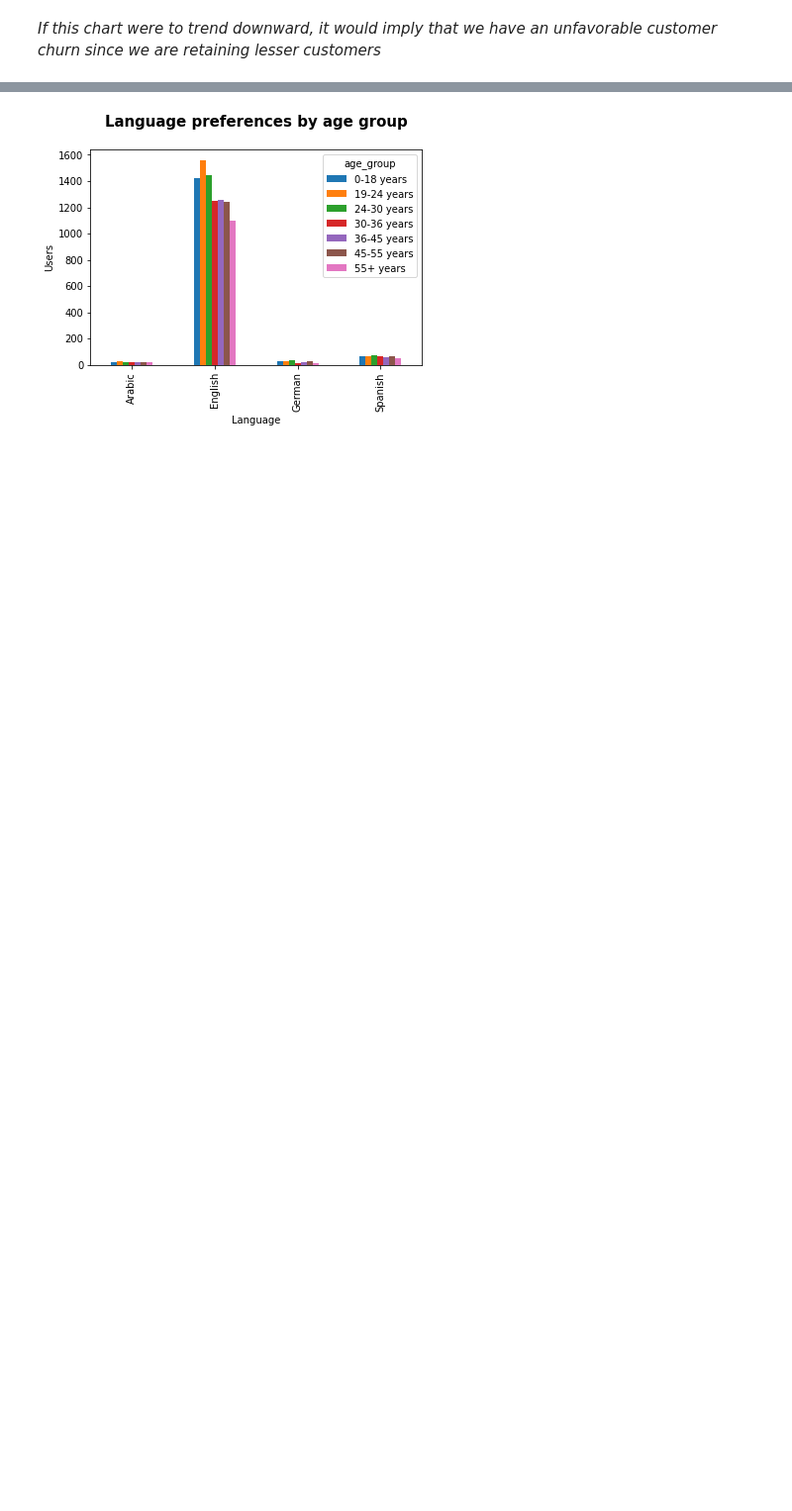
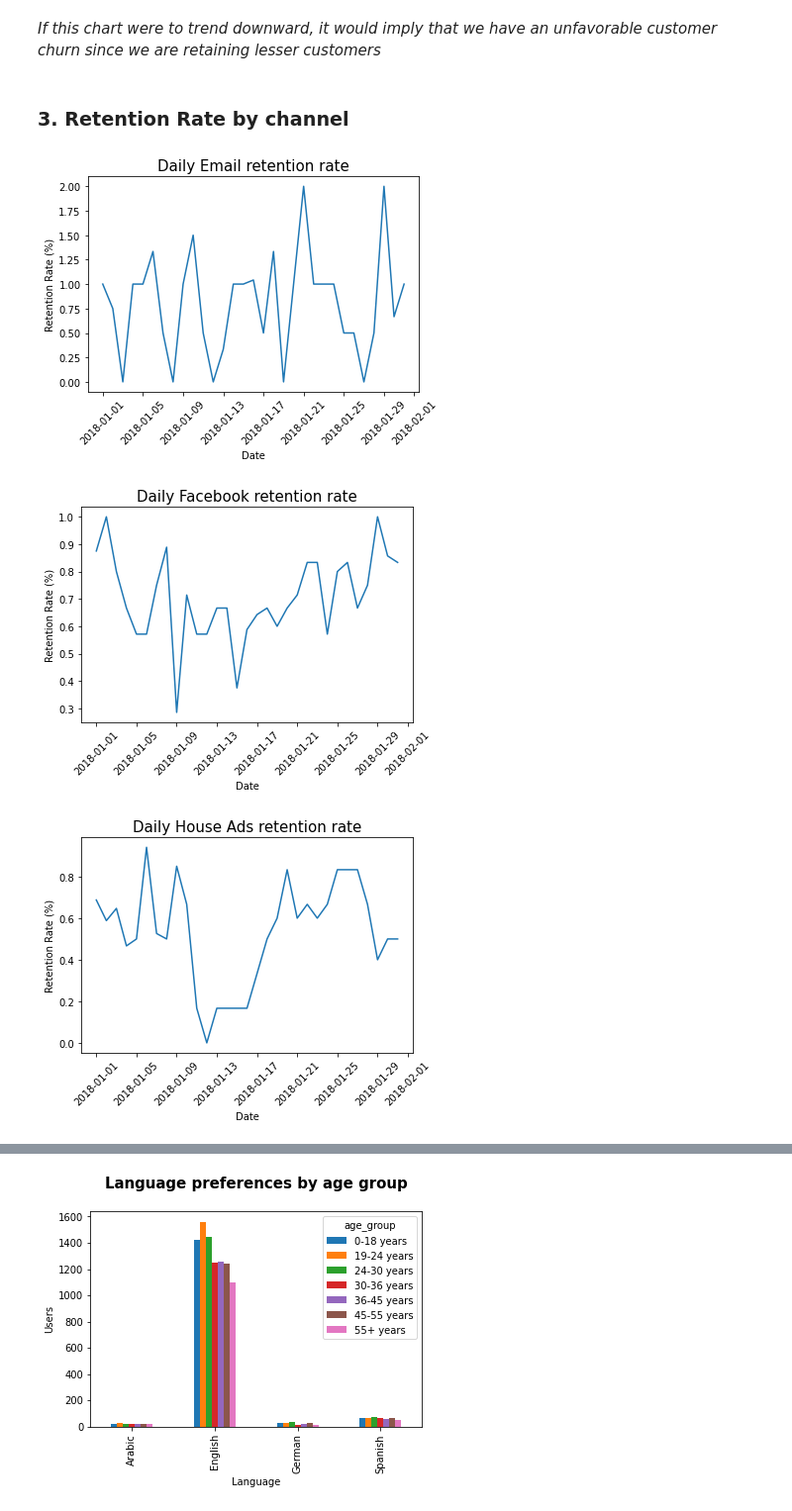
Before and after one commit to ashish-sharma-as/analyzing_marketing_campaigns, a Jupyter notebook: analyzing_marketing_campaigns.ipynb, the cells around one changed output, grey strips where cells are left out. Shown at 99% size. Saved outputs shown, nothing was run; the diff lists cells and outputs as text; code cells hidden in the pictures; blank space fills up the shorter version.

```diff
--- a/analyzing_marketing_campaigns.ipynb
+++ b/analyzing_marketing_campaigns.ipynb
@@ -21,3 +115,28 @@ pad = 50
+# %%
+def plotting_various_retention_rates(dataframe):
+    """
+    Plots Retention Rates across various aspects
+    that are defined by the values within a column.
+    Example: "Marketing_channel" has different channels,
+    and for each, a plot will be creating pertaining
+    to the retention rate metric for that channel.
+
+    Input:
+        - dataframe {pd.DataFrame}: input df on which
+        retention rate is calculated
+        - columns {str}: column names over which the
+        retention rate will be computed
+
+    Return:
+        - {plt.plot} Retention rate plot
+    """
+    for column in dataframe:
+        plt.plot(dataframe.index, dataframe[column])
+        plt.title('Daily ' + column + ' retention rate', size=15)
+        plt.ylabel('Retention Rate (%)')
+        plt.xlabel('Date')
+        plt.xticks(rotation=45)
+        plt.show()
 # %% [markdown]
 ## Read data
 # %%
@@ -411,2 +523,13 @@ plt.show()
 # %% [markdown]
 *If this chart were to trend downward, it would imply that we have an unfavorable customer churn since we are retaining lesser customers*
+# %% [markdown]
+### 3. Retention Rate by channel
+# %%
+retention_by_channel = retention_rate(df, ['date_subscribed', 'subscribing_channel'])
+retention_by_channel.unstack(level=1).fillna(value=0)
+
+plotting_various_retention_rates(retention_by_channel.unstack(level=1).fillna(value=0))
+# %% [output]
+[figure, added]
+[figure, added]
+[figure, added]
```
Also changed, not shown: parts of 23 cells of this notebook.
